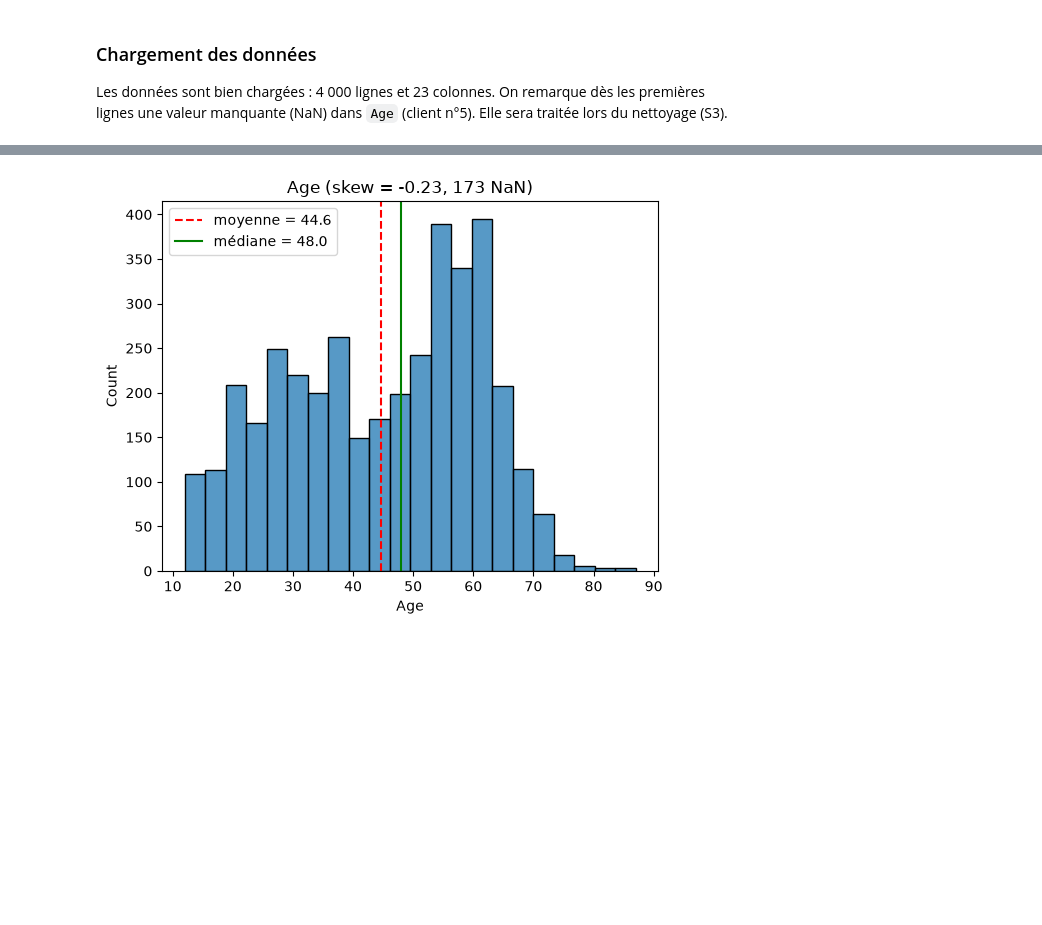
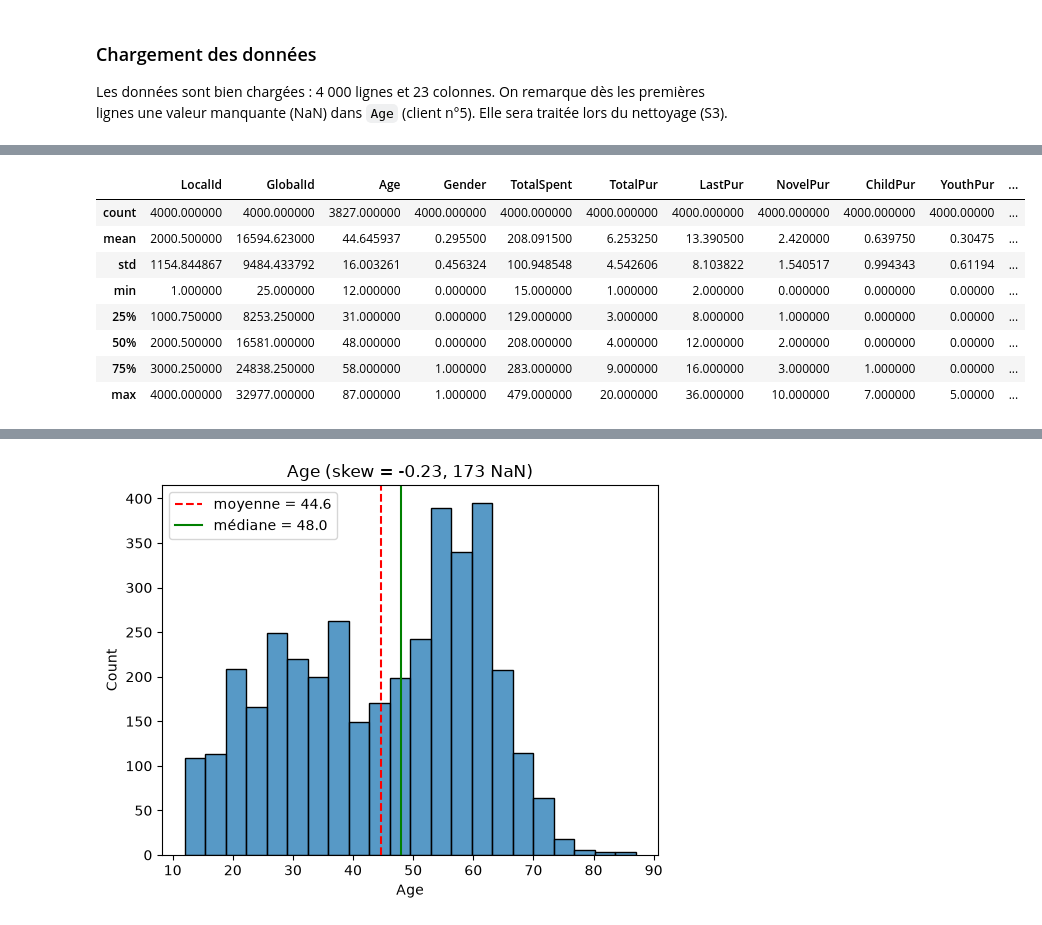
Before and after one commit to moussaassameur/projet-bi-librairie, a Jupyter notebook: projet_librairie.ipynb, the cells around one changed output, grey strips where cells are left out. Drawn from its saved outputs; the diff is of its cells as text; code cells hidden in the pictures; blank space fills up the shorter version.

```diff
--- a/projet_librairie.ipynb
+++ b/projet_librairie.ipynb
@@ -22,0 +83,12 @@ dans `Age` (client n°5). Elle sera traitée lors du nettoyage (S3).
+# %%
+df.describe()
+# %% [output]
+|  | LocalId | GlobalId | Age | Gender | TotalSpent | TotalPur | LastPur | NovelPur | ChildPur | YouthPur | ... |
+| count | 4000.000000 | 4000.000000 | 3827.000000 | 4000.000000 | 4000.000000 | 4000.000000 | 4000.000000 | 4000.000000 | 4000.000000 | 4000.00000 | ... |
+| mean | 2000.500000 | 16594.623000 | 44.645937 | 0.295500 | 208.091500 | 6.253250 | 13.390500 | 2.420000 | 0.639750 | 0.30475 | ... |
+| std | 1154.844867 | 9484.433792 | 16.003261 | 0.456324 | 100.948548 | 4.542606 | 8.103822 | 1.540517 | 0.994343 | 0.61194 | ... |
+| min | 1.000000 | 25.000000 | 12.000000 | 0.000000 | 15.000000 | 1.000000 | 2.000000 | 0.000000 | 0.000000 | 0.00000 | ... |
+| 25% | 1000.750000 | 8253.250000 | 31.000000 | 0.000000 | 129.000000 | 3.000000 | 8.000000 | 1.000000 | 0.000000 | 0.00000 | ... |
+| 50% | 2000.500000 | 16581.000000 | 48.000000 | 0.000000 | 208.000000 | 4.000000 | 12.000000 | 2.000000 | 0.000000 | 0.00000 | ... |
+| 75% | 3000.250000 | 24838.250000 | 58.000000 | 1.000000 | 283.000000 | 9.000000 | 16.000000 | 3.000000 | 1.000000 | 0.00000 | ... |
+| max | 4000.000000 | 32977.000000 | 87.000000 | 1.000000 | 479.000000 | 20.000000 | 36.000000 | 10.000000 | 7.000000 | 5.00000 | ... |
```
Also changed, not shown: parts of 14 cells of this notebook.
